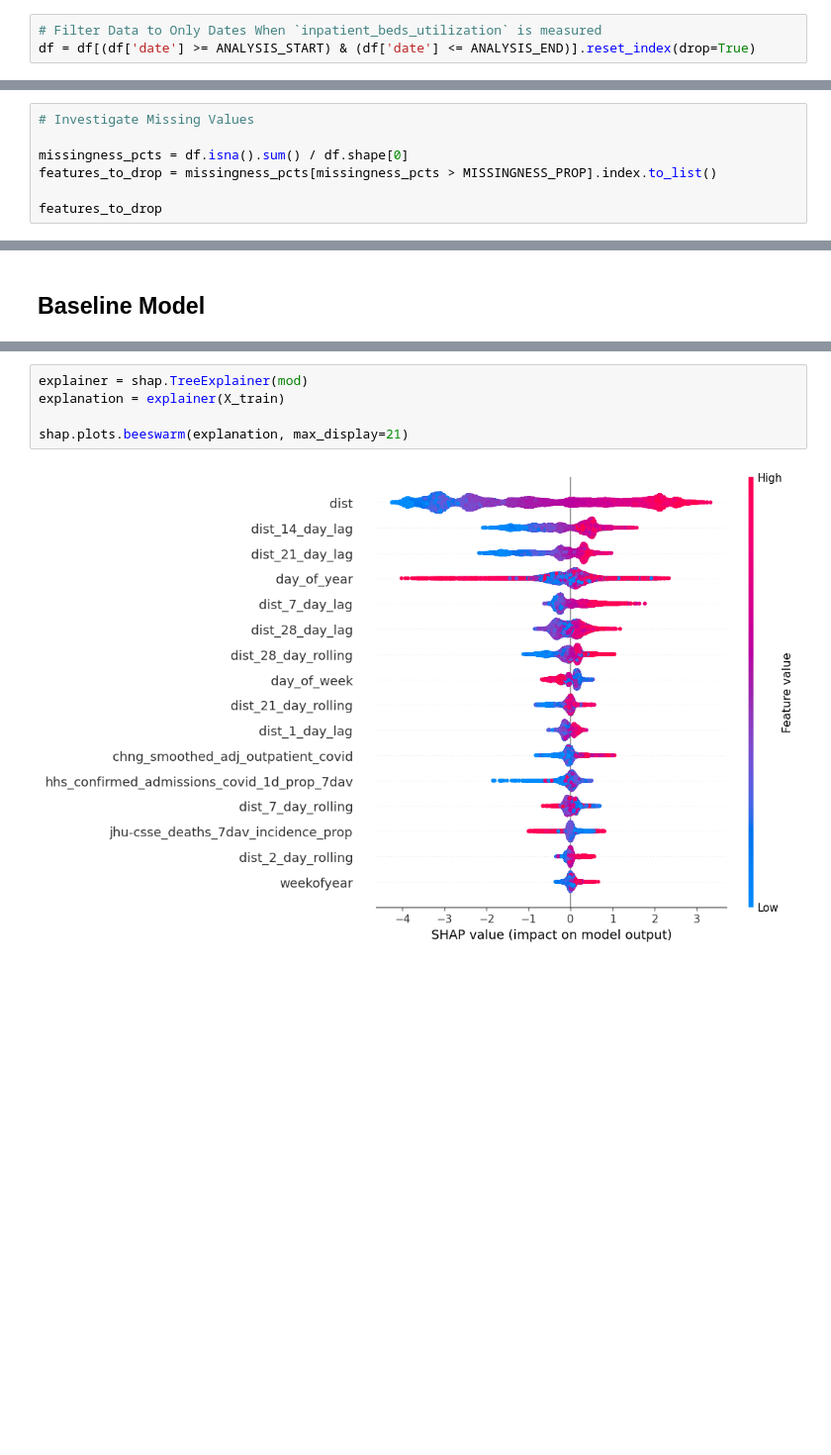
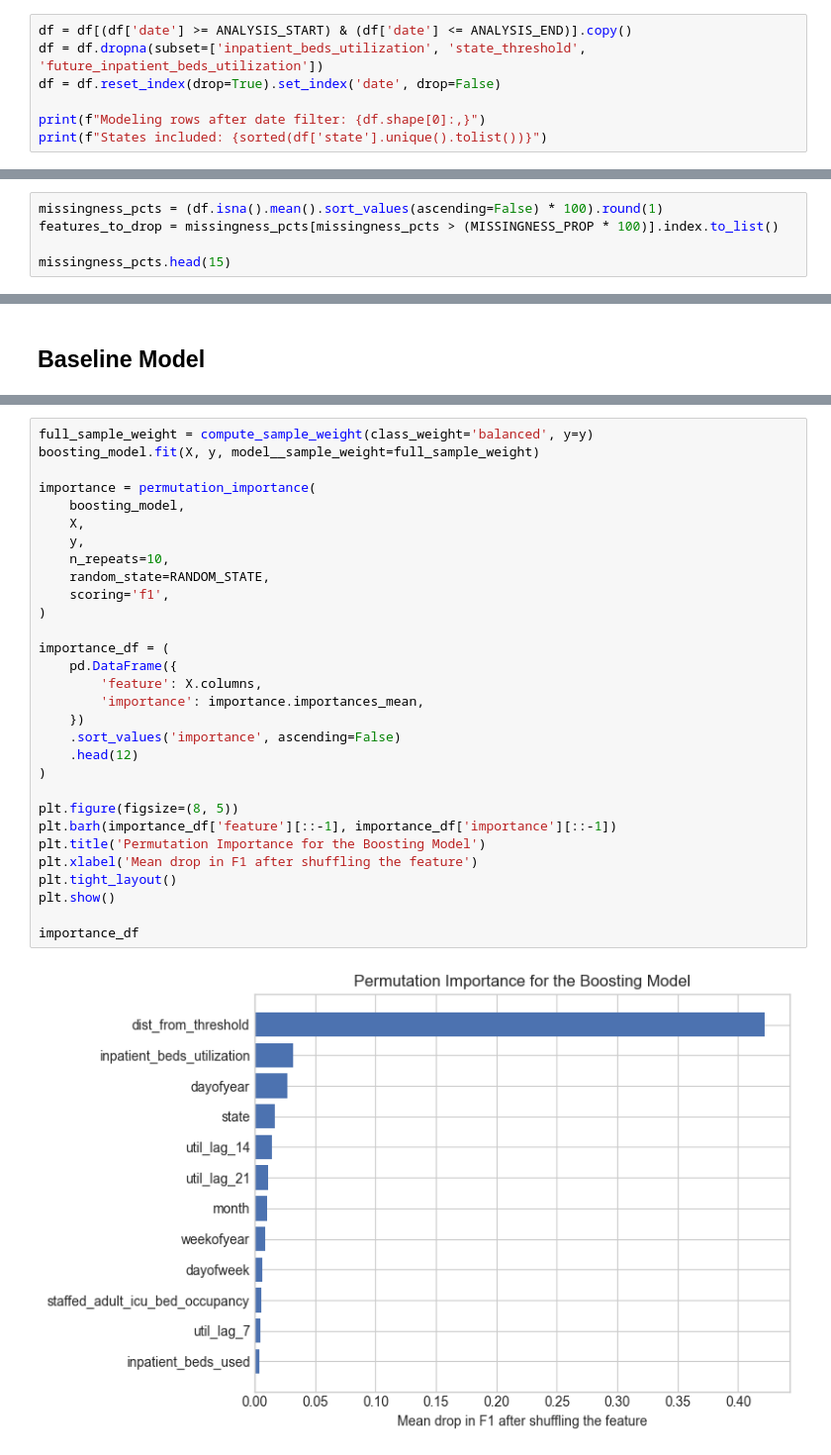
Before and after one commit to j-hendricks/covid-cases-exploration, a Jupyter notebook: prediction.ipynb, the cells around one changed output, grey strips where cells are left out. Shown at 99% size. Cells and saved outputs as stored; diff of their text form; blank space fills up the shorter version.

```diff
--- a/prediction.ipynb
+++ b/prediction.ipynb
@@ -92,3 +118,7 @@ df['target'] = (df_grouped > df['state_thresholds']).astype('int')
 # %%
-# Filter Data to Only Dates When `inpatient_beds_utilization` is measured
-df = df[(df['date'] >= ANALYSIS_START) & (df['date'] <= ANALYSIS_END)].reset_index(drop=True)
+df = df[(df['date'] >= ANALYSIS_START) & (df['date'] <= ANALYSIS_END)].copy()
+df = df.dropna(subset=['inpatient_beds_utilization', 'state_threshold', 'future_inpatient_beds_utilization'])
+df = df.reset_index(drop=True).set_index('date', drop=False)
+
+print(f"Modeling rows after date filter: {df.shape[0]:,}")
+print(f"States included: {sorted(df['state'].unique().tolist())}")
@@ -107,10 +160,8 @@ plt.title(f"Inpatient Capacity of {ex_state} Over Time")
 Text(0.5, 1.0, 'Inpatient Capacity of VA Over Time')
 [figure]
 # %%
-# Investigate Missing Values
+missingness_pcts = (df.isna().mean().sort_values(ascending=False) * 100).round(1)
+features_to_drop = missingness_pcts[missingness_pcts > (MISSINGNESS_PROP * 100)].index.to_list()
 
-missingness_pcts = df.isna().sum() / df.shape[0]
-features_to_drop = missingness_pcts[missingness_pcts > MISSINGNESS_PROP].index.to_list()
-
-features_to_drop
+missingness_pcts.head(15)
 # %% [output]
@@ -320,7 +431,32 @@ XGBClassifier Results: 0.866 with 0.010 std.
 # %%
-explainer = shap.TreeExplainer(mod)
-explanation = explainer(X_train)
+full_sample_weight = compute_sample_weight(class_weight='balanced', y=y)
+boosting_model.fit(X, y, model__sample_weight=full_sample_weight)
 
-shap.plots.beeswarm(explanation, max_display=21)
+importance = permutation_importance(
+    boosting_model,
+    X,
+    y,
+    n_repeats=10,
+    random_state=RANDOM_STATE,
+    scoring='f1',
+)
+
+importance_df = (
+    pd.DataFrame({
+        'feature': X.columns,
+        'importance': importance.importances_mean,
+    })
+    .sort_values('importance', ascending=False)
+    .head(12)
+)
+
+plt.figure(figsize=(8, 5))
+plt.barh(importance_df['feature'][::-1], importance_df['importance'][::-1])
+plt.title('Permutation Importance for the Boosting Model')
+plt.xlabel('Mean drop in F1 after shuffling the feature')
+plt.tight_layout()
+plt.show()
+
+importance_df
 # %% [output]
-[figure, old version]
+[figure, new version]
```
Also changed, not shown: parts of 28 cells of this notebook, 3 other files.
